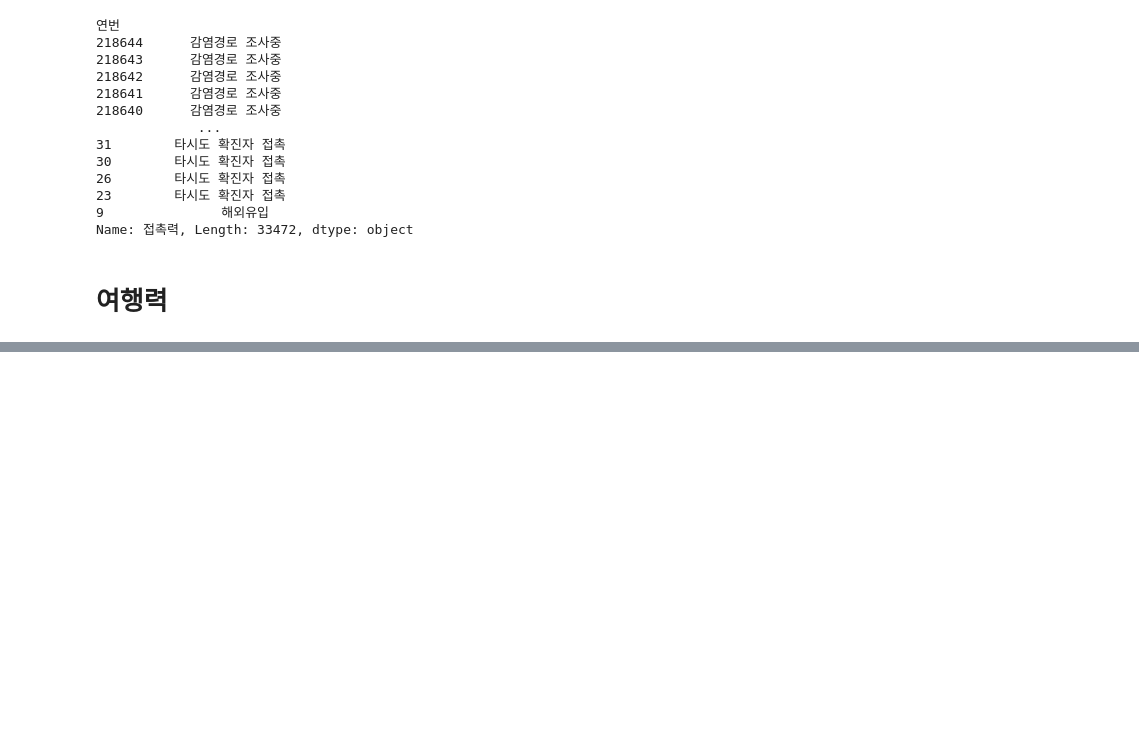
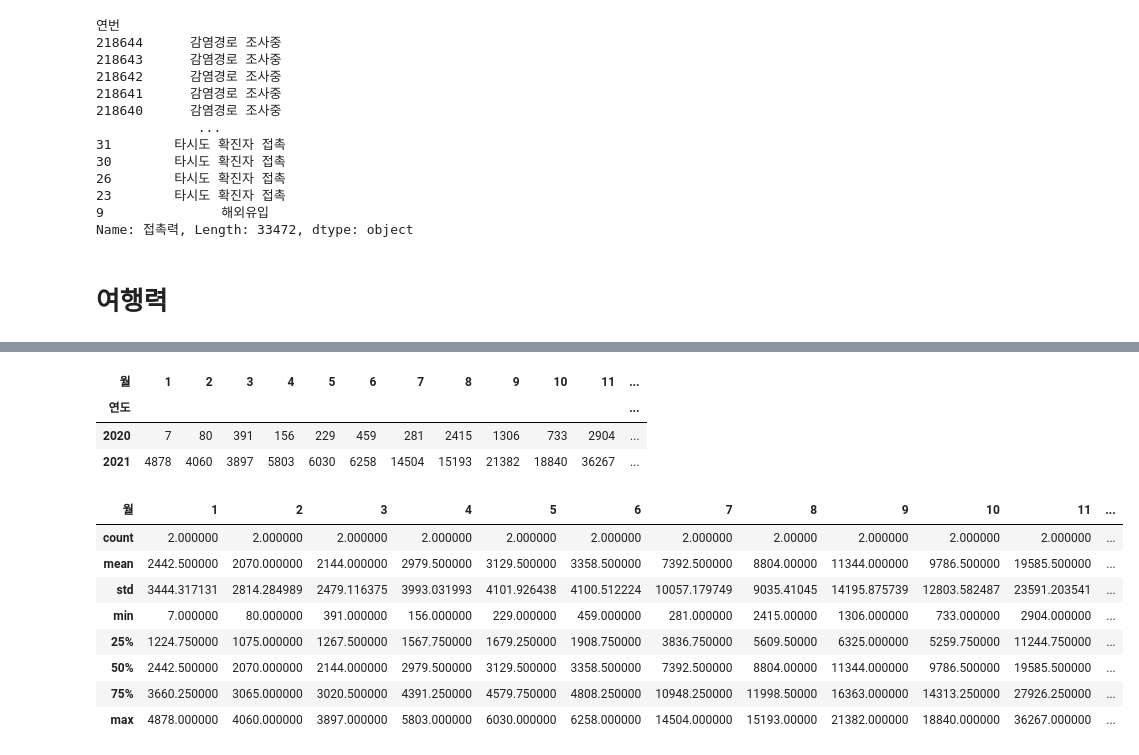
Before and after one commit to wumusill/AI_School, a Jupyter notebook: TP2/Day6/python0303.ipynb, the cells around one changed output, grey strips where cells are left out. Saved outputs shown, nothing was run; the diff lists cells and outputs as text; code cells hidden in the pictures; blank space fills up the shorter version.

```diff
--- a/TP2/Day6/python0303.ipynb
+++ b/TP2/Day6/python0303.ipynb
@@ -981,0 +1120,20 @@ df[condition].loc[:, "접촉력"].
+# %%
+df.groupby(["연도", "월"]).count().unstack()["해외유입"]
+# %% [output]
+| 월 | 1 | 2 | 3 | 4 | 5 | 6 | 7 | 8 | 9 | 10 | 11 | ... |
+| 연도 |  |  |  |  |  |  |  |  |  |  |  | ... |
+| 2020 | 7 | 80 | 391 | 156 | 229 | 459 | 281 | 2415 | 1306 | 733 | 2904 | ... |
+| 2021 | 4878 | 4060 | 3897 | 5803 | 6030 | 6258 | 14504 | 15193 | 21382 | 18840 | 36267 | ... |
+# %%
+# ["연도", "월"] 로 그룹화 하고 "해외유입" 의 describe
+df.groupby(["연도", "월"]).count().unstack()["해외유입"].describe()
+# %% [output]
+| 월 | 1 | 2 | 3 | 4 | 5 | 6 | 7 | 8 | 9 | 10 | 11 | ... |
+| count | 2.000000 | 2.000000 | 2.000000 | 2.000000 | 2.000000 | 2.000000 | 2.000000 | 2.00000 | 2.000000 | 2.000000 | 2.000000 | ... |
+| mean | 2442.500000 | 2070.000000 | 2144.000000 | 2979.500000 | 3129.500000 | 3358.500000 | 7392.500000 | 8804.00000 | 11344.000000 | 9786.500000 | 19585.500000 | ... |
+| std | 3444.317131 | 2814.284989 | 2479.116375 | 3993.031993 | 4101.926438 | 4100.512224 | 10057.179749 | 9035.41045 | 14195.875739 | 12803.582487 | 23591.203541 | ... |
+| min | 7.000000 | 80.000000 | 391.000000 | 156.000000 | 229.000000 | 459.000000 | 281.000000 | 2415.00000 | 1306.000000 | 733.000000 | 2904.000000 | ... |
+| 25% | 1224.750000 | 1075.000000 | 1267.500000 | 1567.750000 | 1679.250000 | 1908.750000 | 3836.750000 | 5609.50000 | 6325.000000 | 5259.750000 | 11244.750000 | ... |
+| 50% | 2442.500000 | 2070.000000 | 2144.000000 | 2979.500000 | 3129.500000 | 3358.500000 | 7392.500000 | 8804.00000 | 11344.000000 | 9786.500000 | 19585.500000 | ... |
+| 75% | 3660.250000 | 3065.000000 | 3020.500000 | 4391.250000 | 4579.750000 | 4808.250000 | 10948.250000 | 11998.50000 | 16363.000000 | 14313.250000 | 27926.250000 | ... |
+| max | 4878.000000 | 4060.000000 | 3897.000000 | 5803.000000 | 6030.000000 | 6258.000000 | 14504.000000 | 15193.00000 | 21382.000000 | 18840.000000 | 36267.000000 | ... |
```
Also changed, not shown: parts of 16 cells of this notebook.
